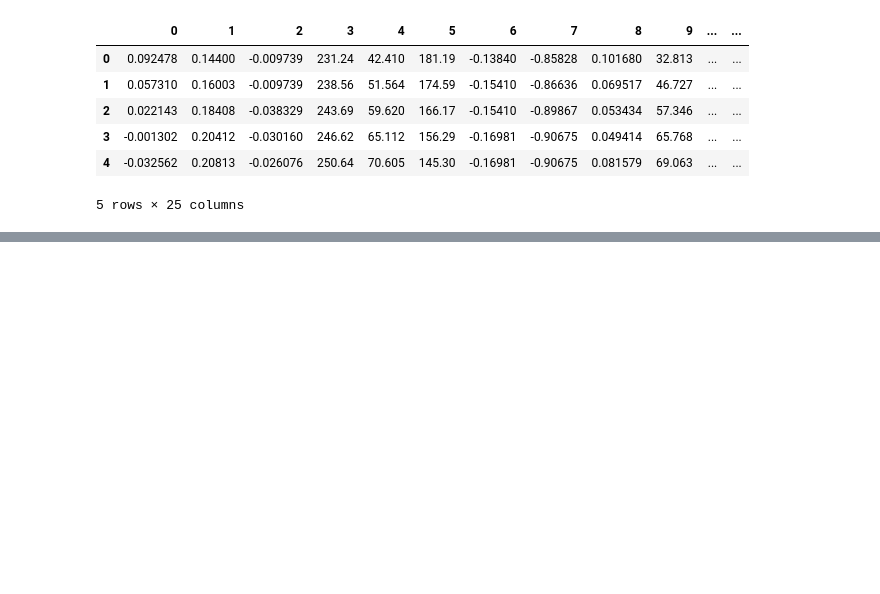
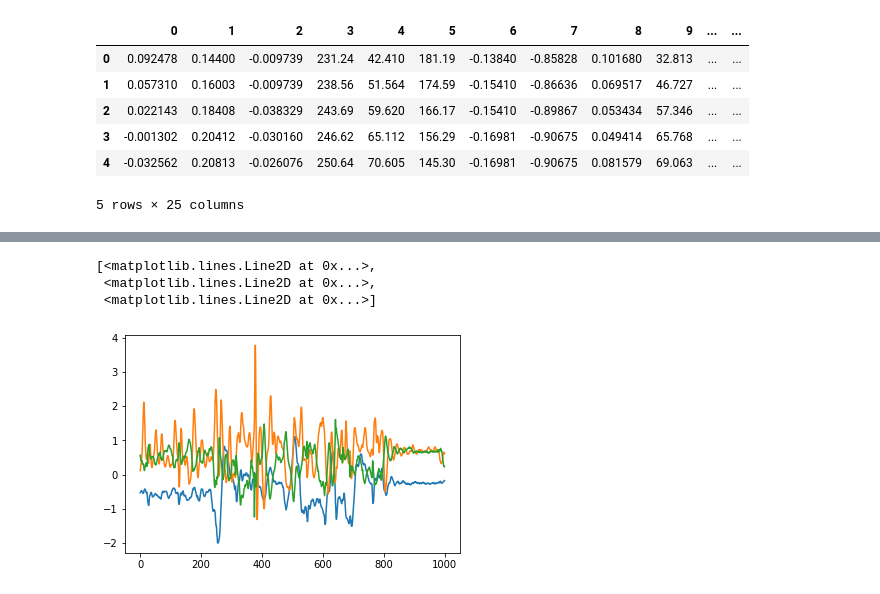
Before and after one commit to slyelf/comp1050proj2020-, a Jupyter notebook: StudentVersions/prac06-file1.ipynb, the cells around one changed output, grey strips where cells are left out. Cells and saved outputs as stored; diff of their text form; code cells hidden in the pictures; blank space fills up the shorter version.

```diff
--- a/StudentVersions/prac06-file1.ipynb
+++ b/StudentVersions/prac06-file1.ipynb
@@ -54,26 +54,42 @@ plt.plot(df_sitting[500:1500, 0:3])
 # %%
 #################################################
 #Challenge  - 1
 #################################################
 #TODO:
 #1. interpret the results displayed from code snippet 1
+    # Data is imported from an external .txt file into a numpy array. The pandas module is then used to read whatever data
+    # is imported and then the len function is used to count the rows in the array.
+
 #2. interpret the results displayed from code snippet 2
+    # Searching for "sitting" values and plotting the sensor values which indicate instances of "sitting". This one only
+    # looks for only one value from the accelerometer
+
 #3. interpret the results displayed from code snippet 3
+    # Searching for "sitting" values and plotting all three sensor values of  the wrist accelerometer. "[500:1500, 0:3]"
+    # 500:1500 specifies the range of rows to gather the values from and 0:3 specifies the collumns to gather the data from.
+
 #4. Based on the code snippet 2 and 3, add your code to plot the first sensor in the first sensor device in the given dataset
 #for the Washing dishes activity.
 
+df_washingDishes = df[df[24] == 4].values
+plt.plot(df_washingDishes[500:1500, 0:3])
 
 #TODO: add your other code in here .   <<<-------------
 
 
 #HINT: check the first reference provided in the practical document to find the dataset resource, answers shall be all there
 
 
 
 
 #in the upcoming weeks' practical, we might have two or more challenges per practical file (for one student).
 #So if you have finished this file more than 30 mins, you are too slow and need to be more efficient (preparing more by understanding more from the
 #dataset used in the practical project https://www.mad.tf.fau.de/research/activitynet/daliac-daily-life-activities/)
+# %% [output]
+[<matplotlib.lines.Line2D at 0x...>,
+ <matplotlib.lines.Line2D at 0x...>,
+ <matplotlib.lines.Line2D at 0x...>]
+[figure, added]
 # %%
 #################################################
 #Challenge  - 2
```
Also changed, not shown: parts of 3 cells of this notebook.
